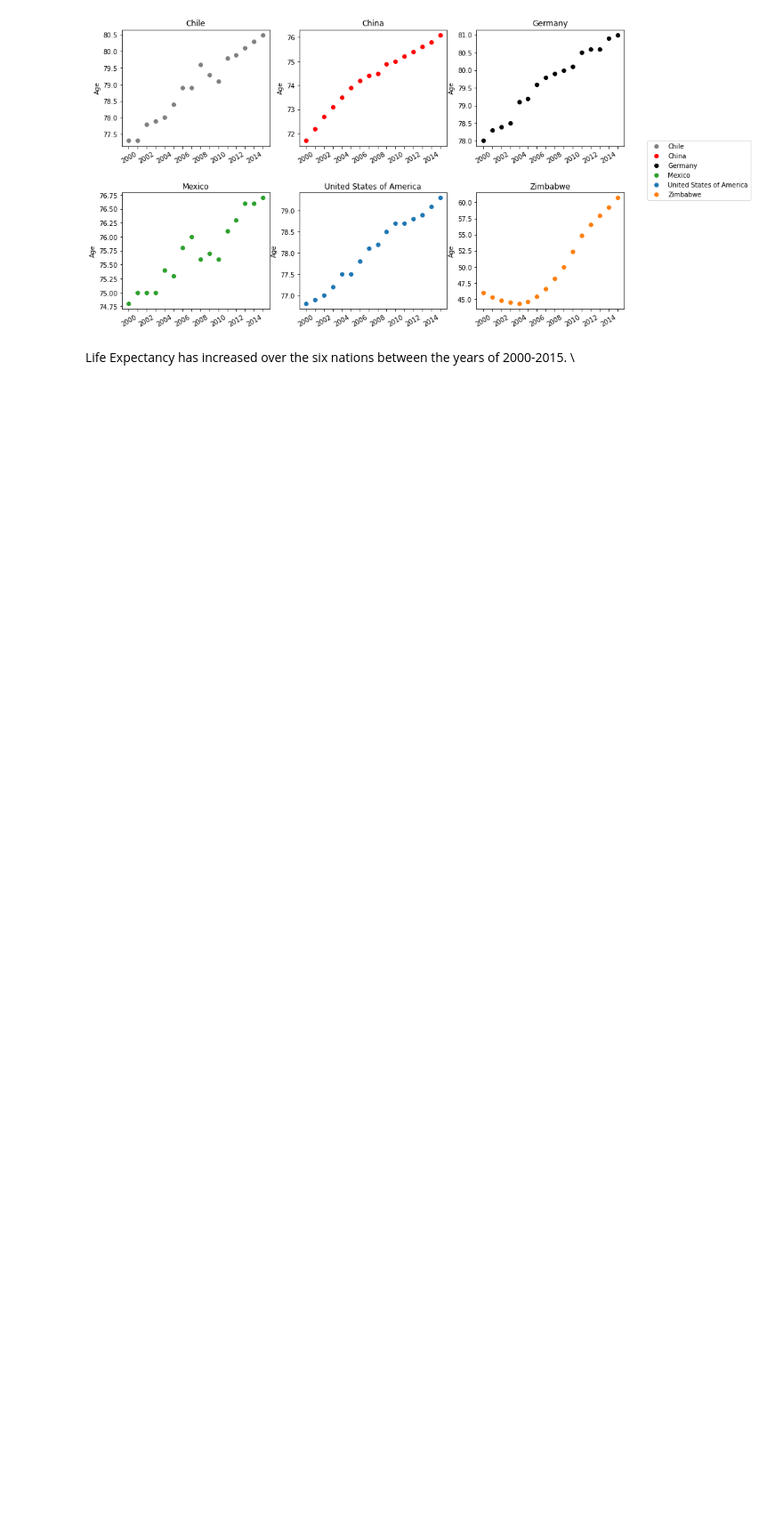
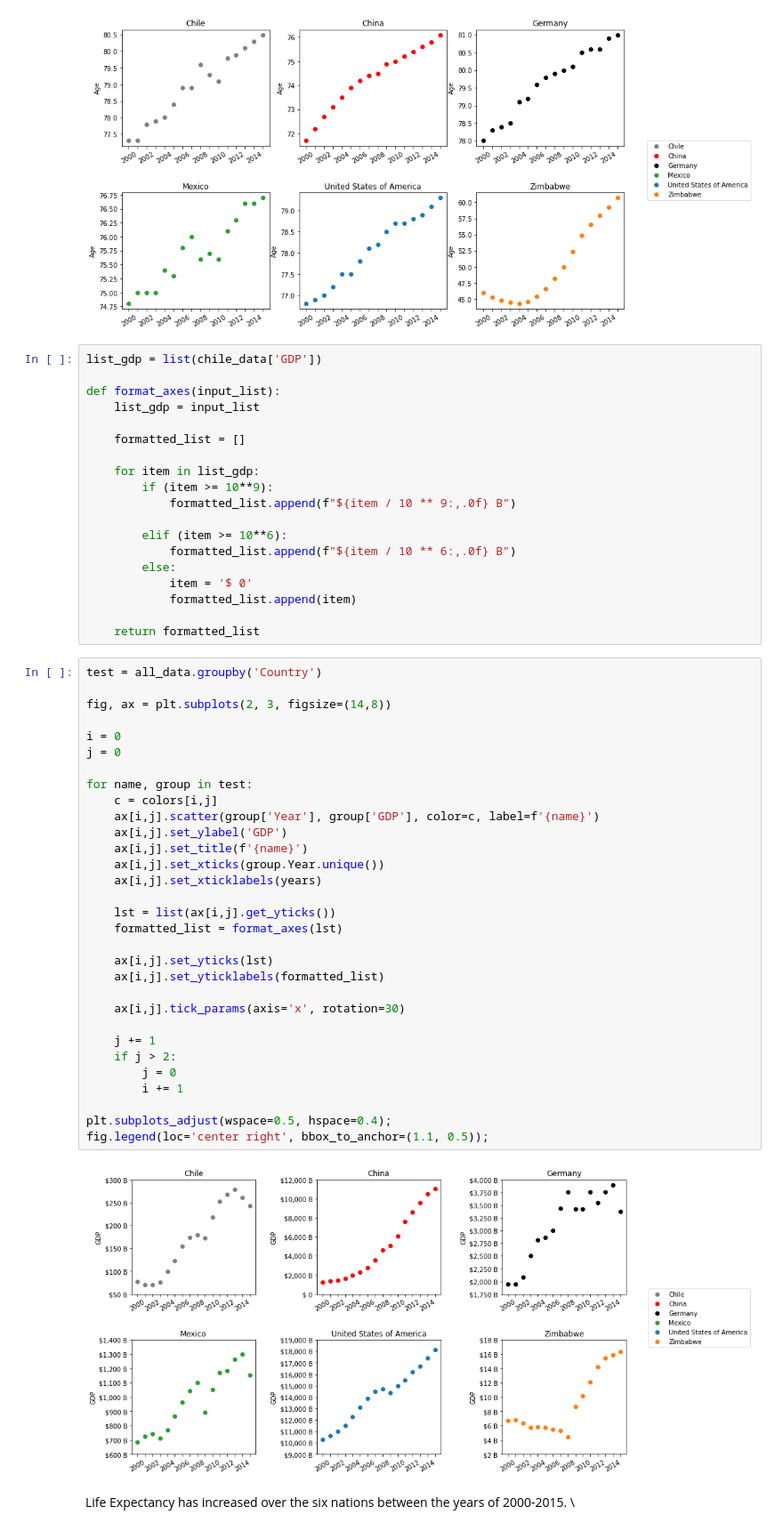
Before and after one commit to EulerLft/Projects, a Jupyter notebook: life_expectancy_gdp.ipynb, the cells around one changed output. Shown at 89% size. Saved outputs shown, nothing was run; the diff lists cells and outputs as text; blank space fills up the shorter version.

```diff
--- a/life_expectancy_gdp.ipynb
+++ b/life_expectancy_gdp.ipynb
@@ -162,5 +136,57 @@ plt.subplots_adjust(wspace=0.2, hspace=0.4);
 fig.legend(loc='center right', bbox_to_anchor=(1.1, 0.5));
 # %% [output]
 [figure]
+# %%
+list_gdp = list(chile_data['GDP'])
+
+def format_axes(input_list):
+    list_gdp = input_list
+
+    formatted_list = []
+
+    for item in list_gdp:
+        if (item >= 10**9):
+            formatted_list.append(f"${item / 10 ** 9:,.0f} B")
+
+        elif (item >= 10**6):
+            formatted_list.append(f"${item / 10 ** 6:,.0f} B")
+        else:
+            item = '$ 0'
+            formatted_list.append(item)
+
+    return formatted_list
+# %%
+test = all_data.groupby('Country')
+
+fig, ax = plt.subplots(2, 3, figsize=(14,8))
+
+i = 0
+j = 0
+
+for name, group in test:
+    c = colors[i,j]
+    ax[i,j].scatter(group['Year'], group['GDP'], color=c, label=f'{name}')
+    ax[i,j].set_ylabel('GDP')
+    ax[i,j].set_title(f'{name}')
+    ax[i,j].set_xticks(group.Year.unique())
+    ax[i,j].set_xticklabels(years)
+
+    lst = list(ax[i,j].get_yticks())
+    formatted_list = format_axes(lst)
+
+    ax[i,j].set_yticks(lst)
+    ax[i,j].set_yticklabels(formatted_list)
+
+    ax[i,j].tick_params(axis='x', rotation=30)
+
+    j += 1
+    if j > 2:
+        j = 0
+        i += 1
+
+plt.subplots_adjust(wspace=0.5, hspace=0.4);
+fig.legend(loc='center right', bbox_to_anchor=(1.1, 0.5));
+# %% [output]
+[figure, added]
 # %% [markdown]
 Life Expectancy has increased over the six nations between the years of 2000-2015. \
```
Also changed, not shown: parts of 2 cells of this notebook, 1 other file.
